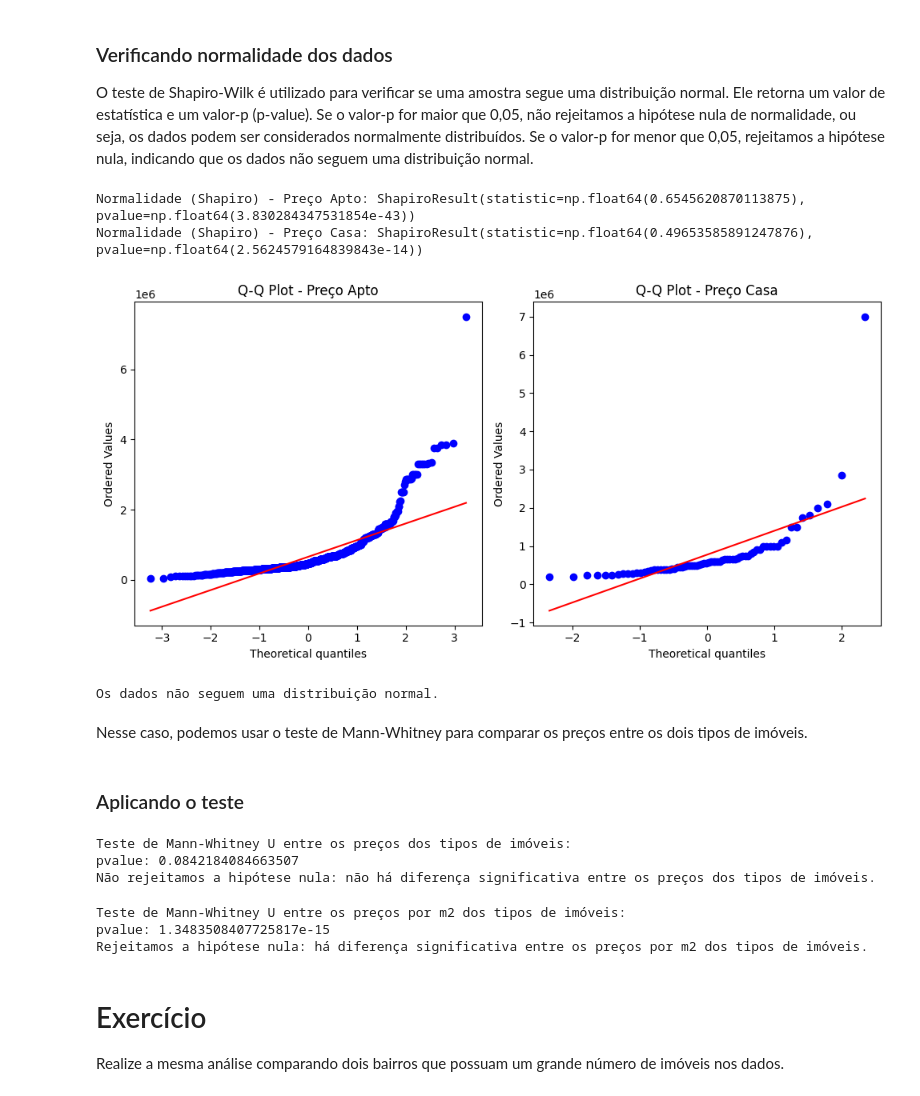
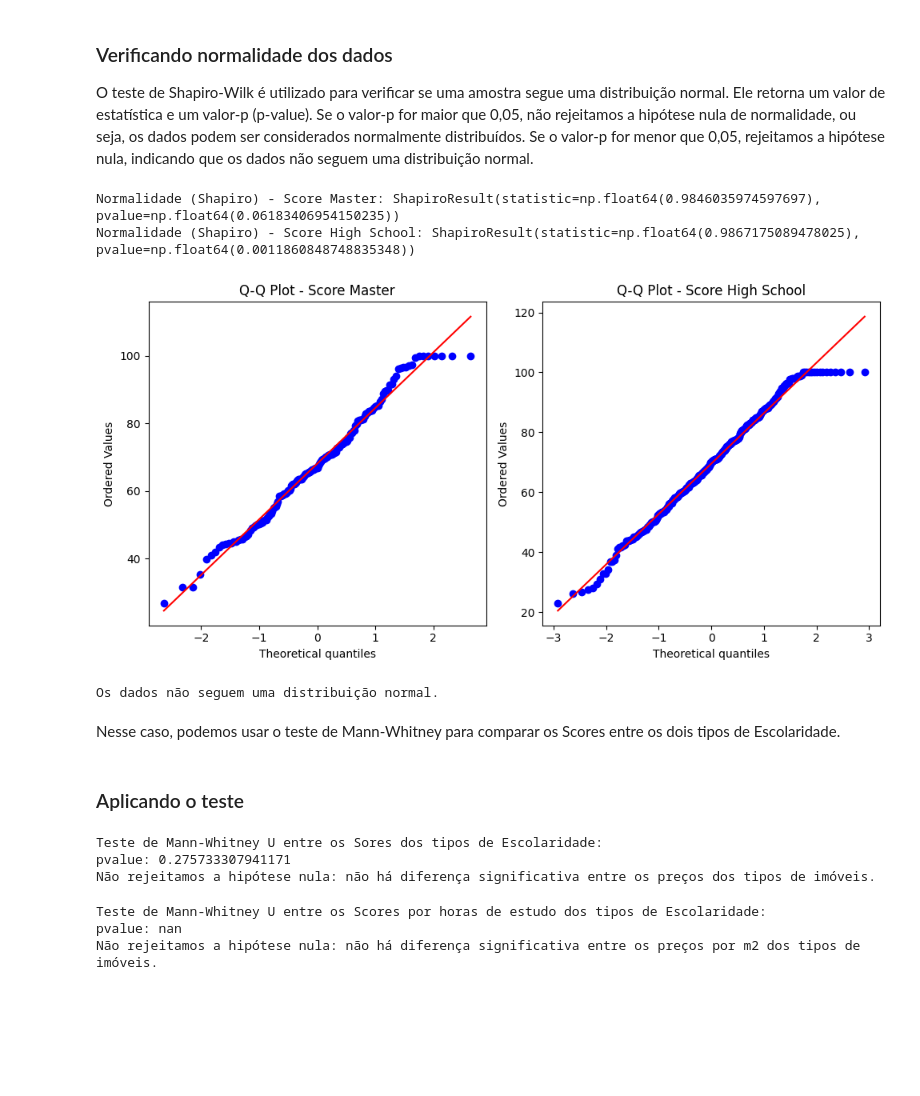
Before and after one commit to MichaelTRArruda/dados, a Jupyter notebook: 00-intro/05_TestesEstatisticos.ipynb, the cells around one changed output. Drawn from its saved outputs; the diff is of its cells as text; code cells hidden in the pictures; blank space fills up the shorter version.

```diff
--- a/00-intro/05_TestesEstatisticos.ipynb
+++ b/00-intro/05_TestesEstatisticos.ipynb
@@ -123,11 +235,11 @@ Rejeitamos a hipótese nula: há diferença significativa entre as pressões art
 
 Verifique se existe diferença para imóveis à venda entre em termos de preço, preço m2 e área entre apartamentos e casas usando testes estatísticos e visualize as distribuições com boxplots.
 # %%
-houses=pd.read_csv("https://raw.githubusercontent.com/ProfLuciano/cd/gh-pages/data/recife.csv",encoding = "ISO-8859-1")
-
 # filtrar os dados para incluir apenas os preços acima de 30.000 (venda)
-houses = houses[houses['price'] > 30000]
-
-houses['price_m2'] = houses['price']/houses['area']
-houses.head()
+import pandas as pd
+import numpy as np
+url = "https://raw.githubusercontent.com/MichaelTRArruda/dados/3d1fdb4c93cd52134126b098a681b0dd280b419d/student_habits_performance.csv"
+df = pd.read_csv(url)
+df.loc[df['study_hours_per_day'] != 0, 'score_hours'] = df['exam_score'] / df['study_hours_per_day']
+df.head()
 # %% [output]
@@ -177,66 +290,61 @@ plt.show()
 O teste de Shapiro-Wilk é utilizado para verificar se uma amostra segue uma distribuição normal. Ele retorna um valor de estatística e um valor-p (p-value). Se o valor-p for maior que 0,05, não rejeitamos a hipótese nula de normalidade, ou seja, os dados podem ser considerados normalmente distribuídos. Se o valor-p for menor que 0,05, rejeitamos a hipótese nula, indicando que os dados não seguem uma distribuição normal.
 # %%
 # 5. Testes de normalidade (Shapiro-Wilk)
-print("Normalidade (Shapiro) - Preço Apto:", stats.shapiro(houses[houses['type'] == 'apart']['price']))
-print("Normalidade (Shapiro) - Preço Casa:", stats.shapiro(houses[houses['type'] == 'house']['price']))
+print("Normalidade (Shapiro) - Score Master:", stats.shapiro(df[df['parental_education_level'] == 'Master']['exam_score']))
+print("Normalidade (Shapiro) - Score High School:", stats.shapiro(df[df['parental_education_level'] == 'High School']['exam_score']))
 
 # qqplot
 plt.figure(figsize=(10, 5))
 plt.subplot(1, 2, 1)
-stats.probplot(houses[houses['type'] == 'apart']['price'], dist="norm", plot=plt)
-plt.title('Q-Q Plot - Preço Apto')
+stats.probplot(df[df['parental_education_level'] == 'Master']['exam_score'], dist="norm", plot=plt)
+plt.title('Q-Q Plot - Score Master')
 plt.subplot(1, 2, 2)
-stats.probplot(houses[houses['type'] == 'house']['price'], dist="norm", plot=plt)
-plt.title('Q-Q Plot - Preço Casa')
+stats.probplot(df[df['parental_education_level'] == 'High School']['exam_score'], dist="norm", plot=plt)
+plt.title('Q-Q Plot - Score High School')
 plt.tight_layout()
 plt.show()
 
 # verificar a normalidade dos dados
-if stats.shapiro(houses['price'])[1] > 0.05:
+if stats.shapiro(df['exam_score'])[1] > 0.05:
     print("Os dados seguem uma distribuição normal.")
 else:
     print("Os dados não seguem uma distribuição normal.")
 # %% [output]
-Normalidade (Shapiro) - Preço Apto: ShapiroResult(statistic=np.float64(0.6545620870113875), pvalue=np.float64(3.830284347531854e-43))
-Normalidade (Shapiro) - Preço Casa: ShapiroResult(statistic=np.float64(0.49653585891247876), pvalue=np.float64(2.5624579164839843e-14))
+Normalidade (Shapiro) - Score Master: ShapiroResult(statistic=np.float64(0.9846035974597697), pvalue=np.float64(0.06183406954150235))
+Normalidade (Shapiro) - Score High School: ShapiroResult(statistic=np.float64(0.9867175089478025), pvalue=np.float64(0.0011860848748835348))
-[figure, old version]
+[figure, new version]
 Os dados não seguem uma distribuição normal.
 # %% [markdown]
-Nesse caso, podemos usar o teste de Mann-Whitney para comparar os preços entre os dois tipos de imóveis.
+Nesse caso, podemos usar o teste de Mann-Whitney para comparar os Scores entre os dois tipos de Escolaridade.
 # %% [markdown]
 ### Aplicando o teste
 # %%
 # Teste de Mann-Whitney U
-print("Teste de Mann-Whitney U entre os preços dos tipos de imóveis:")
-print(f"pvalue: {stats.mannwhitneyu(houses[houses['type'] == 'apart']['price'],houses[houses['type'] == 'house']['price'])[1]}")
+print("Teste de Mann-Whitney U entre os Sores dos tipos de Escolaridade:")
+print(f"pvalue: {stats.mannwhitneyu(df[df['parental_education_level'] == 'Master']['exam_score'],df[df['parental_education_level'] == 'High School']['exam_score'])[1]}")
 
 # conclusão
-if stats.mannwhitneyu(houses[houses['type'] == 'apart']['price'],
-                             houses[houses['type'] == 'house']['price'])[1] < 0.05:
+if stats.mannwhitneyu(df[df['parental_education_level'] == 'Master']['exam_score'],
+                             df[df['parental_education_level'] == 'High School']['exam_score'])[1] < 0.05:
     print("Rejeitamos a hipótese nula: há diferença significativa entre os preços dos tipos de imóveis.")
 else:
     print("Não rejeitamos a hipótese nula: não há diferença significativa entre os preços dos tipos de imóveis.")
 # %% [output]
-Teste de Mann-Whitney U entre os preços dos tipos de imóveis:
-pvalue: 0.0842184084663507
+Teste de Mann-Whitney U entre os Sores dos tipos de Escolaridade:
+pvalue: 0.275733307941171
 Não rejeitamos a hipótese nula: não há diferença significativa entre os preços dos tipos de imóveis.
 # %%
-# mesmo teste para o preço por m2
-print("Teste de Mann-Whitney U entre os preços por m2 dos tipos de imóveis:")
-print(f"pvalue: {stats.mannwhitneyu(houses[houses['type'] == 'apart']['price_m2'], houses[houses['type'] == 'house']['price_m2'])[1]}")
-
+# mesmo teste para o Score por Horas de Estudo
+print("Teste de Mann-Whitney U entre os Scores por horas de estudo dos tipos de Escolaridade:")
+print(f"pvalue: {stats.mannwhitneyu(df[df['parental_education_level'] == 'Master']['score_hours'], df[df['parental_education_level'] == 'High School']['score_hours'])[1]}")
 
 # conclusão
-if stats.mannwhitneyu(houses[houses['type'] == 'apart']['price_m2'],
-                             houses[houses['type'] == 'house']['price_m2'])[1] < 0.05:
+if stats.mannwhitneyu(df[df['parental_education_level'] == 'Master']['score_hours'],
+                             df[df['parental_education_level'] == 'High School']['score_hours'])[1] < 0.05:
     print("Rejeitamos a hipótese nula: há diferença significativa entre os preços por m2 dos tipos de imóveis.")
 else:
     print("Não rejeitamos a hipótese nula: não há diferença significativa entre os preços por m2 dos tipos de imóveis.")
 # %% [output]
-Teste de Mann-Whitney U entre os preços por m2 dos tipos de imóveis:
-pvalue: 1.3483508407725817e-15
-Rejeitamos a hipótese nula: há diferença significativa entre os preços por m2 dos tipos de imóveis.
+Teste de Mann-Whitney U entre os Scores por horas de estudo dos tipos de Escolaridade:
+pvalue: nan
+Não rejeitamos a hipótese nula: não há diferença significativa entre os preços por m2 dos tipos de imóveis.
-# %% [markdown]
-# Exercício
-
-Realize a mesma análise comparando dois bairros que possuam um grande número de imóveis nos dados.
```
Also changed, not shown: parts of 17 cells of this notebook.
